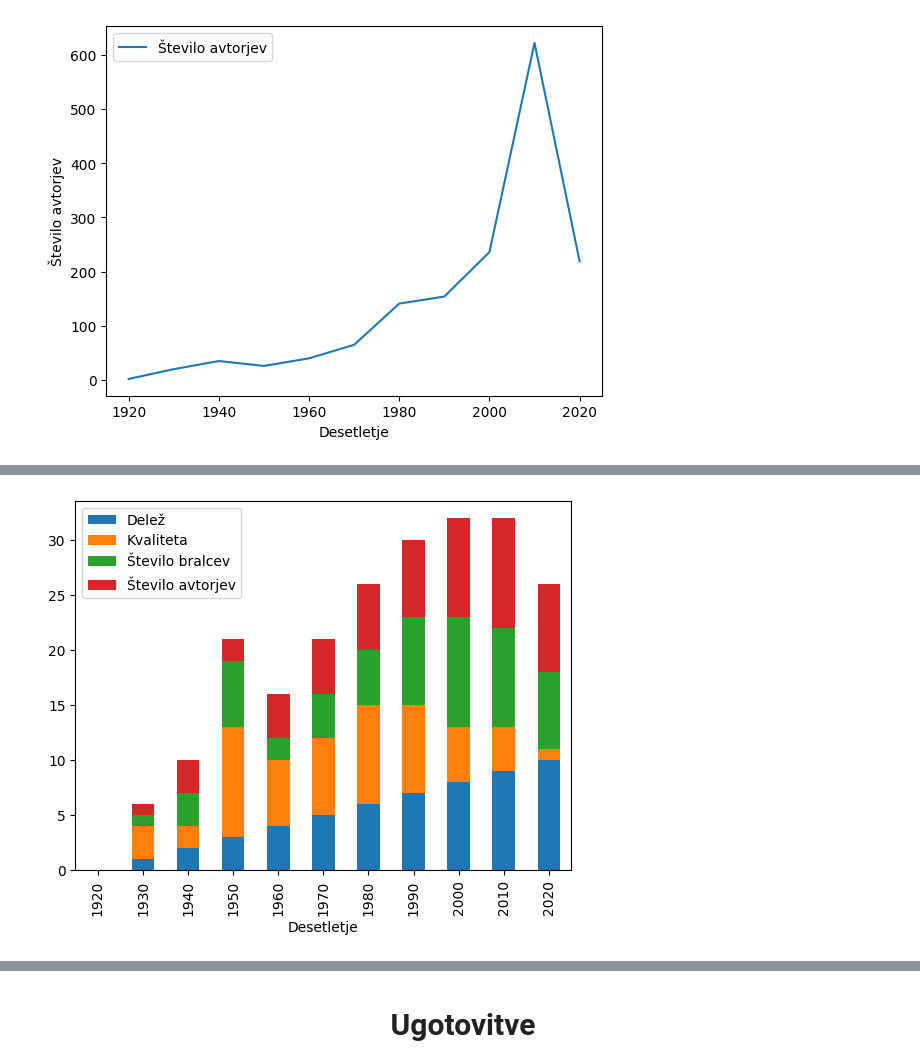
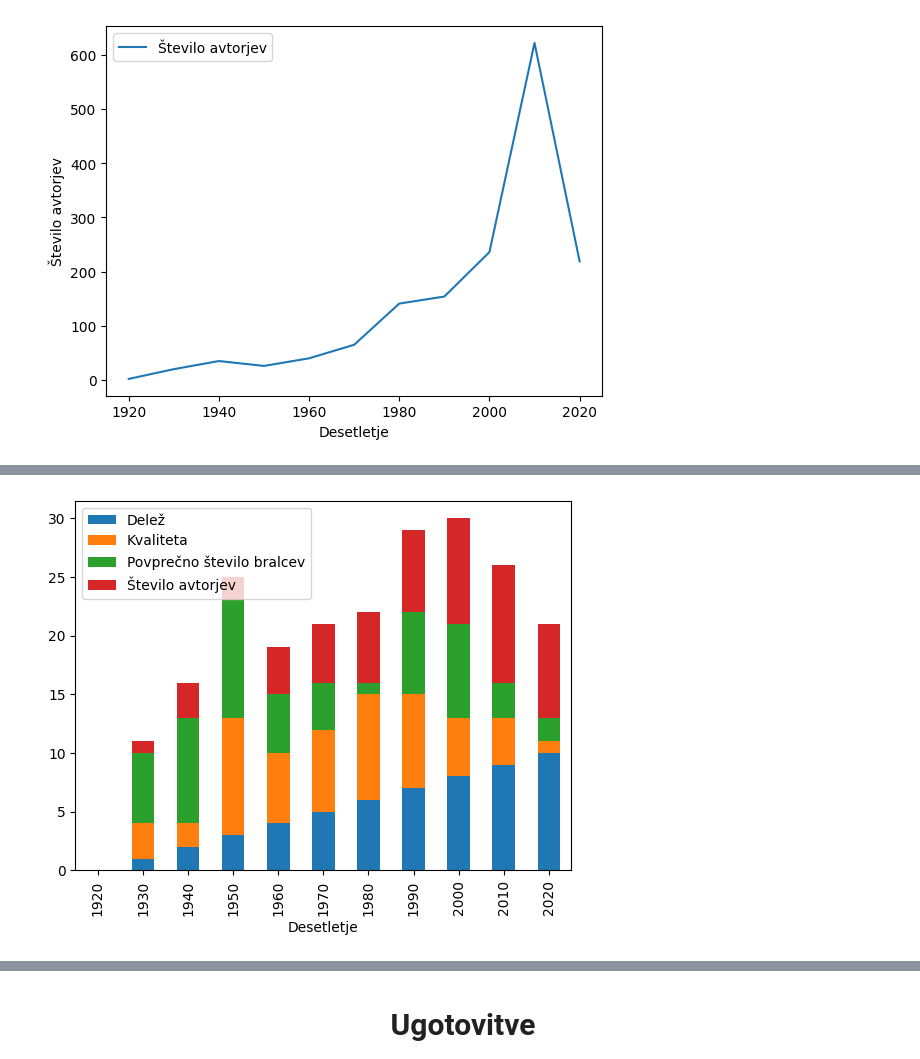
Before and after one commit to Benjamin-Dagarin/UVP_Projektna_naloga_2024, a Jupyter notebook: Analiza_fantazijskih_knjig.ipynb, the cells around one changed output, grey strips where cells are left out. Cells and saved outputs as stored; diff of their text form; code cells hidden in the pictures.

```diff
--- a/Analiza_fantazijskih_knjig.ipynb
+++ b/Analiza_fantazijskih_knjig.ipynb
@@ -393,9 +315,0 @@ analiza_po_desetletjih
-# %%
-# Beleženje rezultatov po kategorijah
-zlate_tocke = {
-    'Desetletje': [1900 + i*10 for i in range(2,13)],
-    'Delež':[],
-    'Kvaliteta':[],
-    'Število bralcev':[],
-    'Število avtorjev':[],
-}
@@ -452,2 +345,0 @@ analiza_bralci.plot(ylabel='Število bralcev (v desetinah milijonov)')
-# %%
-zlate_tocke['Število bralcev'] = zld.mesto_v_tabeli(analiza_bralci, 'Število bralcev')
@@ -482,0 +441,2 @@ zlate_tocke['Število avtorjev'] = zld.mesto_v_tabeli(analiza_avtorji, 'Število
+# %%
+analiza_bralci = pd.DataFrame(analiza_po_desetletjih['Povprečno število bralcev'])
@@ -482,0 +448,2 @@ zlate_tocke['Število avtorjev'] = zld.mesto_v_tabeli(analiza_avtorji, 'Število
+# %%
+zlate_tocke['Povprečno število bralcev'] = zld.mesto_v_tabeli(analiza_bralci, 'Povprečno število bralcev')
@@ -537,5 +558,5 @@ vrstni_red_po_tockah
 # %%
-graf_desetletij = neurejeni_vrstni_red[['Desetletje', 'Delež', 'Kvaliteta', 'Število bralcev',
+graf_desetletij = vrstni_red[['Desetletje', 'Delež', 'Kvaliteta', 'Povprečno število bralcev',
                                         'Število avtorjev']].set_index('Desetletje').plot(kind='bar', stacked = True)
 # %% [output]
-[figure, old version]
+[figure, new version]
```
Also changed, not shown: parts of 76 cells of this notebook.
